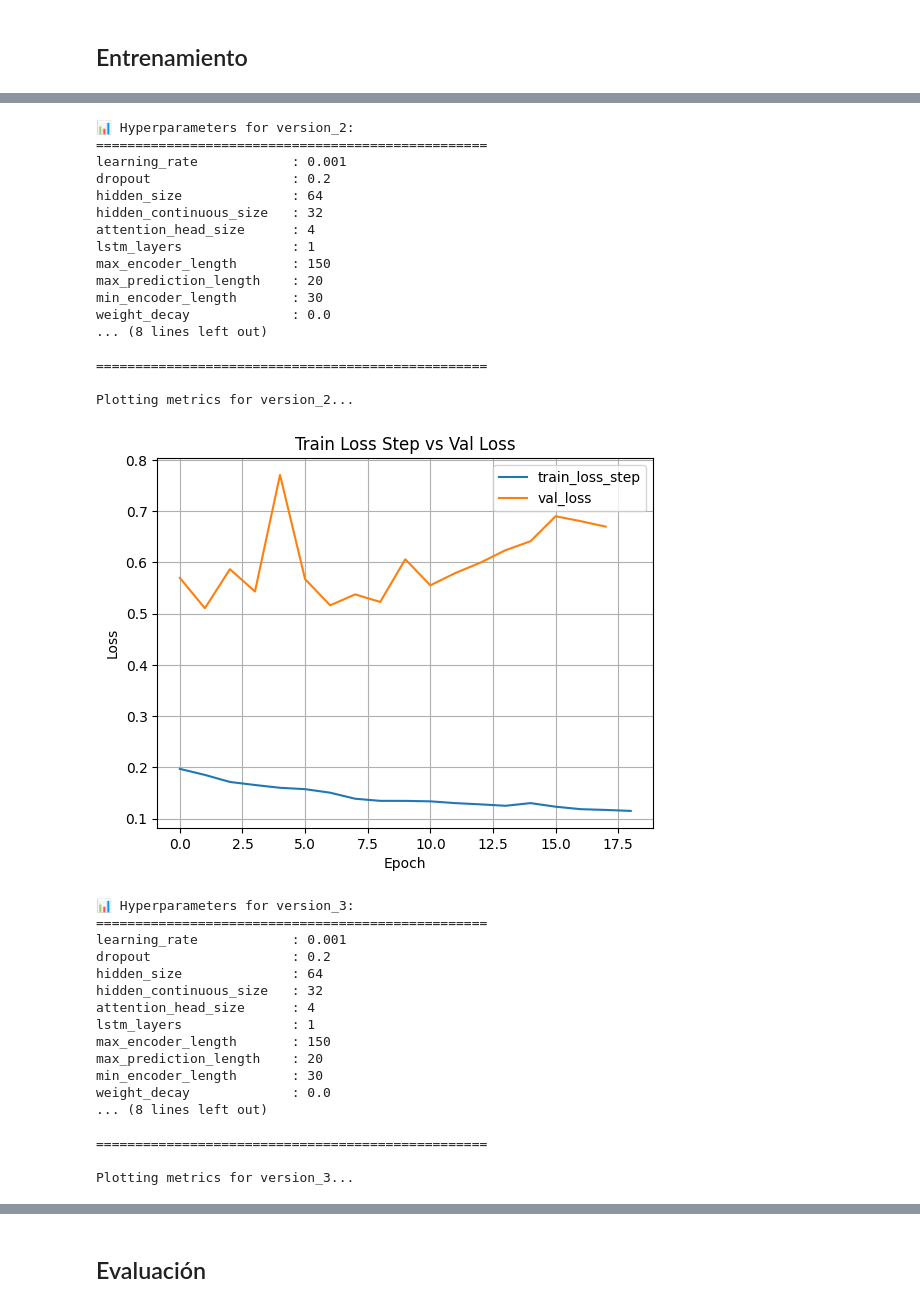
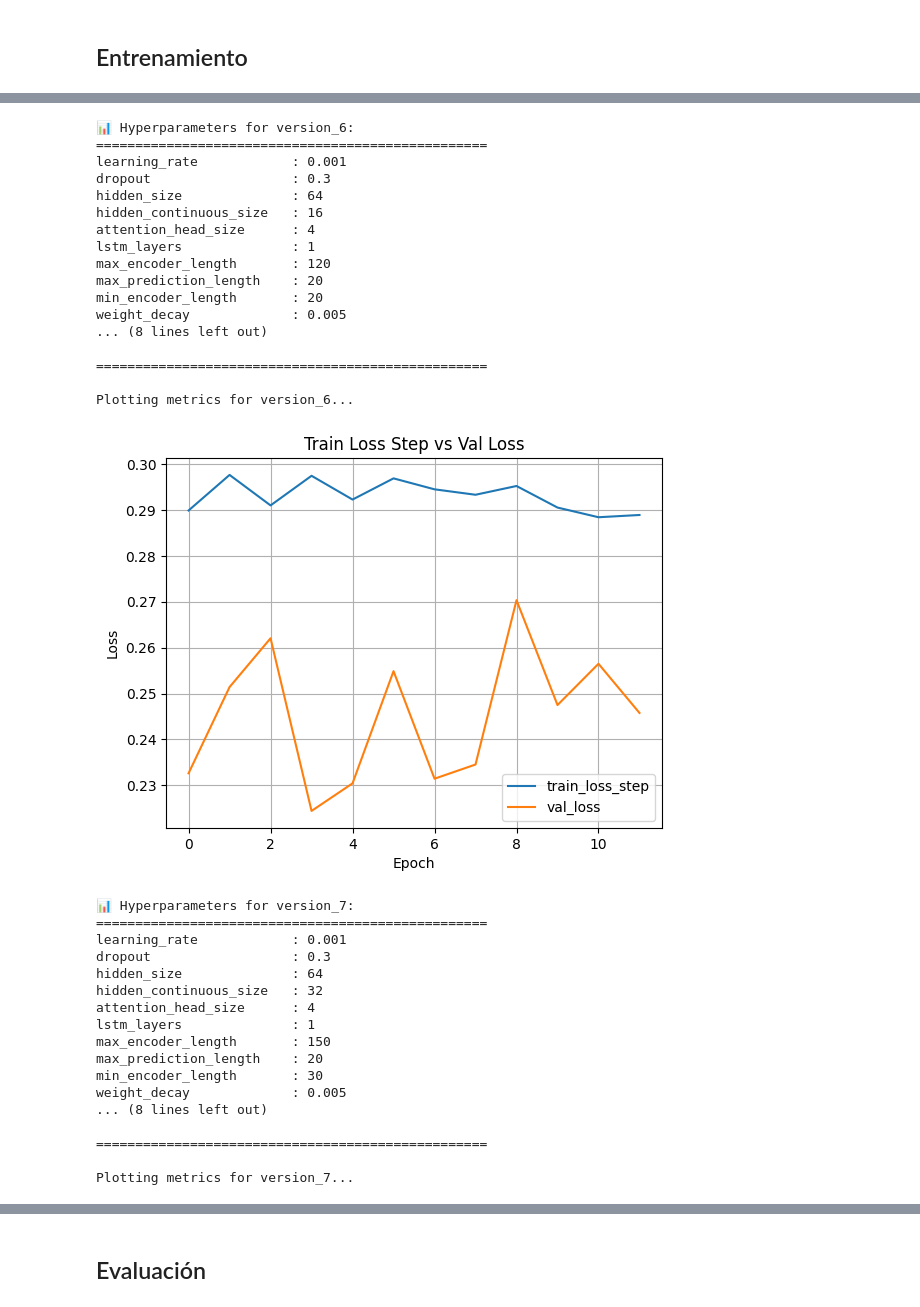
Before and after one commit to ericmaster/tft-predictor, a Jupyter notebook: tft-notebook.ipynb, the cells around one changed output, grey strips where cells are left out. Drawn from its saved outputs; the diff is of its cells as text; code cells hidden in the pictures.

```diff
--- a/tft-notebook.ipynb
+++ b/tft-notebook.ipynb
@@ -309,7 +281,8 @@ from utils.viz import plot_metrics, extract_hparams
 
 # Plot training and validation loss and extract hyperparameters
 logs_dir = "./logs/tft_model/"
-for version in sorted(os.listdir(logs_dir)):
+# for version in sorted(os.listdir(logs_dir)):
+for version in ['version_2', 'version_4', 'version_6', 'version_7', 'version_8', 'version_9']:
     version_path = os.path.join(logs_dir, version)
     if not os.path.isdir(version_path):
         continue
@@ -371,5 +344,6 @@ for version in sorted(os.listdir(logs_dir)):
         plot_metrics(
             metrics_file,
             plot_metrics=[["train_loss_step", "val_loss"]],
+            # save_svg_path=os.path.join("./assets/", f"loss_plot_{version}.svg")
         )
 # %% [output]
@@ -412,25 +386,25 @@ Plotting metrics for version_1...
-📊 Hyperparameters for version_2:
+📊 Hyperparameters for version_6:
 ==================================================
 learning_rate            : 0.001
-dropout                  : 0.2
+dropout                  : 0.3
 hidden_size              : 64
-hidden_continuous_size   : 32
+hidden_continuous_size   : 16
 attention_head_size      : 4
 lstm_layers              : 1
-max_encoder_length       : 150
+max_encoder_length       : 120
 max_prediction_length    : 20
-min_encoder_length       : 30
-weight_decay             : 0.0
+min_encoder_length       : 20
+weight_decay             : 0.005
 ... (8 lines left out)
 
 ==================================================
 
-Plotting metrics for version_2...
+Plotting metrics for version_6...
-[figure, old version]
+[figure, new version]
-📊 Hyperparameters for version_3:
+📊 Hyperparameters for version_7:
 ==================================================
 learning_rate            : 0.001
-dropout                  : 0.2
+dropout                  : 0.3
 hidden_size              : 64
 hidden_continuous_size   : 32
 attention_head_size      : 4
@@ -438,9 +412,9 @@ lstm_layers              : 1
 max_encoder_length       : 150
 max_prediction_length    : 20
 min_encoder_length       : 30
-weight_decay             : 0.0
+weight_decay             : 0.005
 ... (8 lines left out)
 
 ==================================================
 
-Plotting metrics for version_3...
+Plotting metrics for version_7...
```
Also changed, not shown: parts of 10 cells of this notebook, 5 other files.
